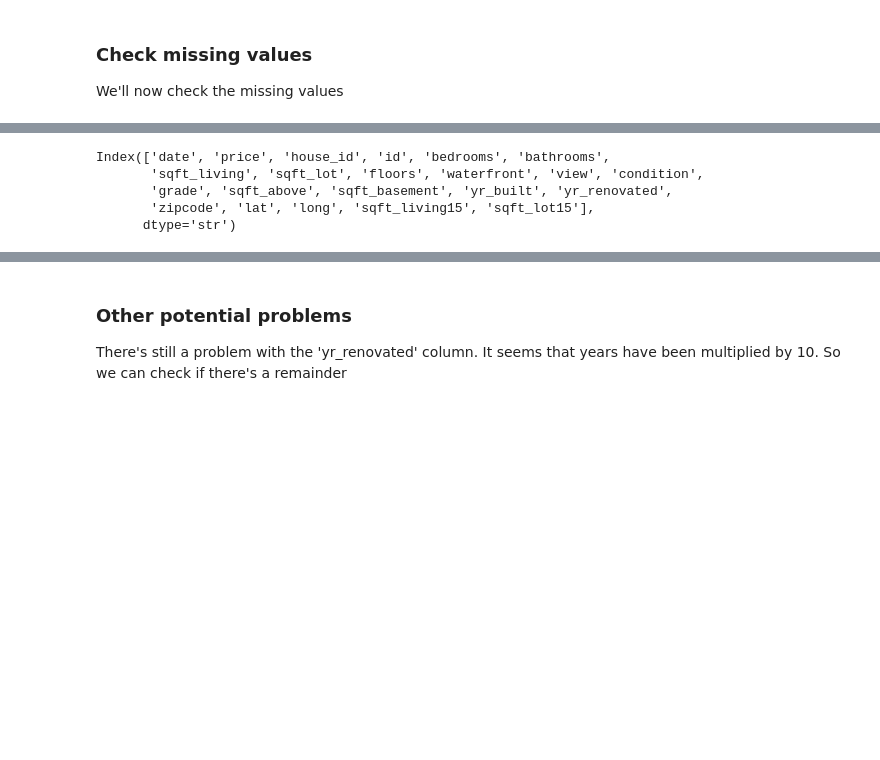
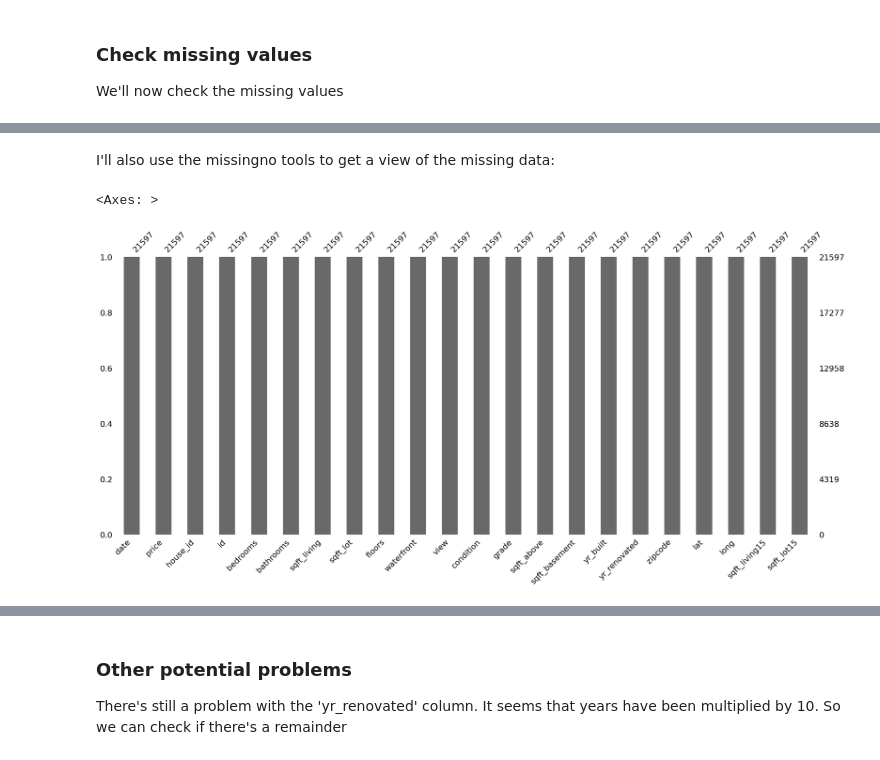
Before and after one commit to leopardb/ds-eda-project, a Jupyter notebook: 04_eda.ipynb, the cells around one changed output, grey strips where cells are left out. Cells and saved outputs as stored; diff of their text form; code cells hidden in the pictures; blank space fills up the shorter version.

```diff
--- a/04_eda.ipynb
+++ b/04_eda.ipynb
@@ -201,3 +226,5 @@ Name: count, dtype: int64
+# %%
+df['view'] = df['view'].astype('Int64')
 # %% [markdown]
 ### Check missing values
 
@@ -205 +252,3 @@ We'll now check the missing values
+# %% [markdown]
+I'll also use the missingno tools to get a view of the missing data:
 # %%
@@ -207,9 +255,6 @@ We'll now check the missing values
 import missingno as msno
-# %%
-df.columns
-# %% [output]
-Index(['date', 'price', 'house_id', 'id', 'bedrooms', 'bathrooms',
-       'sqft_living', 'sqft_lot', 'floors', 'waterfront', 'view', 'condition',
-       'grade', 'sqft_above', 'sqft_basement', 'yr_built', 'yr_renovated',
-       'zipcode', 'lat', 'long', 'sqft_living15', 'sqft_lot15'],
-      dtype='str')
+# %%
+msno.bar(df)
+# %% [output]
+<Axes: >
+[figure, added]
```
Also changed, not shown: parts of 30 cells of this notebook.
